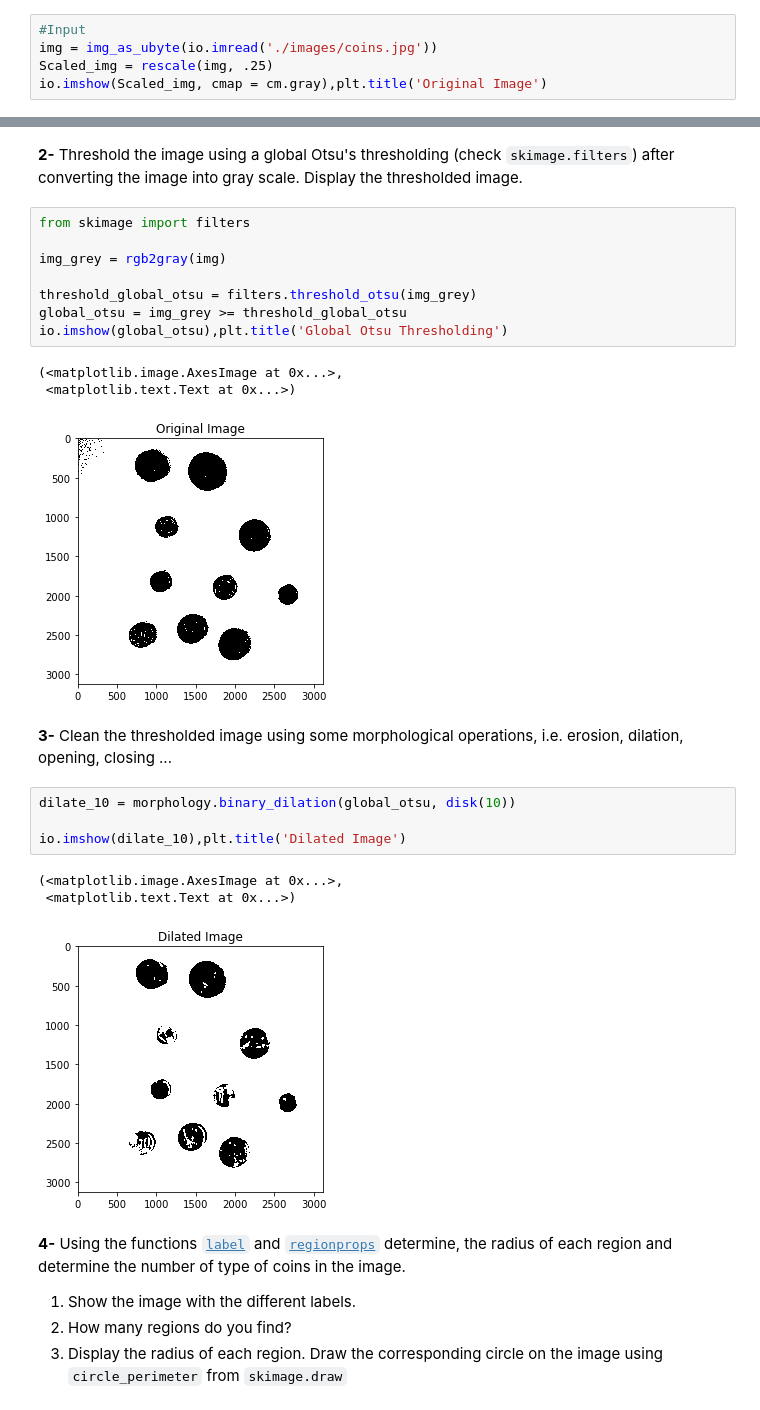
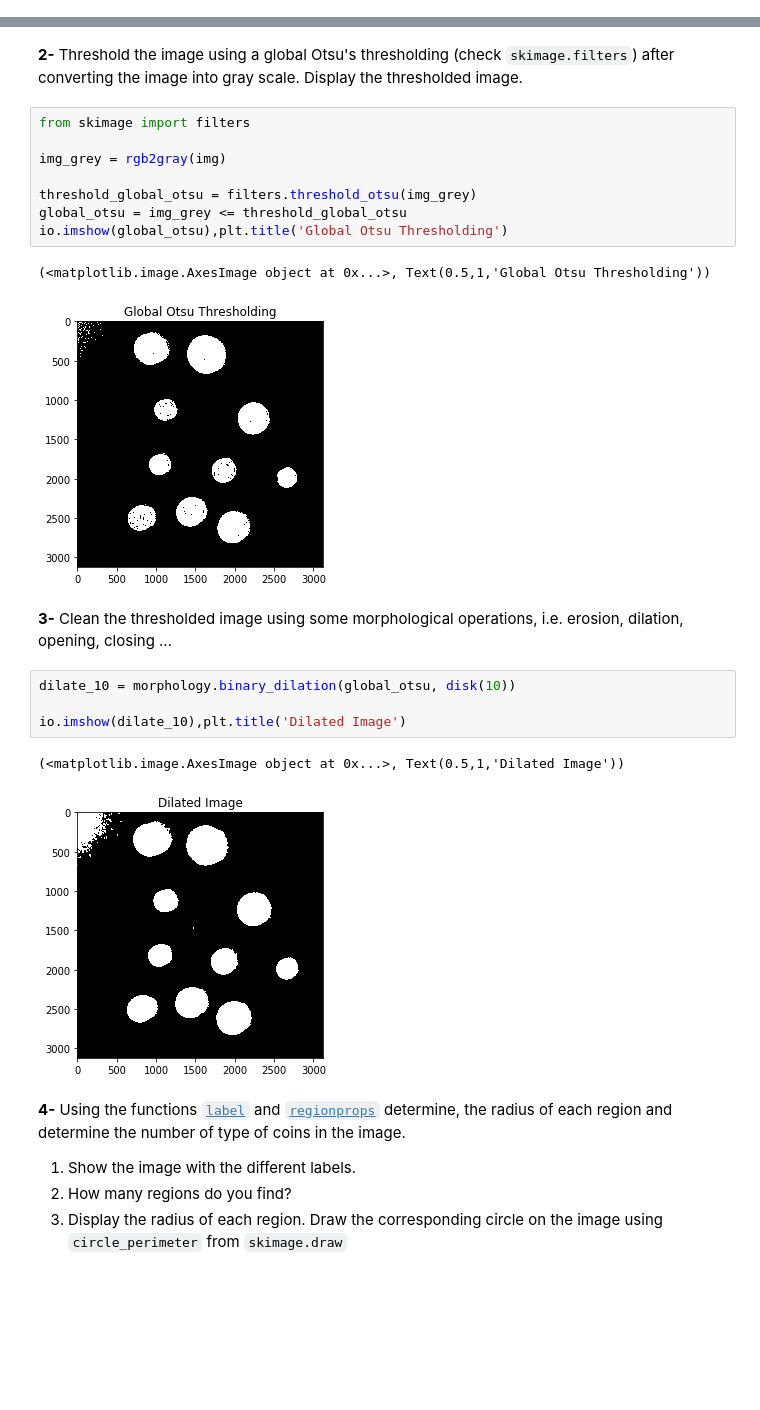
Before and after one commit to cefisalam/B31XB-IIP-TP-1718, a Jupyter notebook: 5-morpho-segmentation/5-morpho-segmentation.ipynb, the cells around one changed output, grey strips where cells are left out. Drawn from its saved outputs; the diff is of its cells as text; blank space fills up the shorter version.

```diff
--- a/5-morpho-segmentation/5-morpho-segmentation.ipynb
+++ b/5-morpho-segmentation/5-morpho-segmentation.ipynb
@@ -130,8 +122,3 @@ In this exercise, you will have to automatically find how many type of coins are
 Therefore:
 
 **1-** read the image as `ubyte` and display it. In order to speed-up the subsequent processes, divide the scale of the image by a factor of 4.
-# %%
-#Input
-img = img_as_ubyte(io.imread('./images/coins.jpg'))
-Scaled_img = rescale(img, .25)
-io.imshow(Scaled_img, cmap = cm.gray),plt.title('Original Image')
@@ -144,15 +139,14 @@ io.imshow(Scaled_img, cmap = cm.gray),plt.title('Original Image')
 # %%
 from skimage import filters
 
 img_grey = rgb2gray(img)
 
 threshold_global_otsu = filters.threshold_otsu(img_grey)
-global_otsu = img_grey >= threshold_global_otsu
+global_otsu = img_grey <= threshold_global_otsu
 io.imshow(global_otsu),plt.title('Global Otsu Thresholding')
 # %% [output]
-(<matplotlib.image.AxesImage at 0x...>,
- <matplotlib.text.Text at 0x...>)
+(<matplotlib.image.AxesImage object at 0x...>, Text(0.5,1,'Global Otsu Thresholding'))
-[figure, old version]
+[figure, new version]
 # %% [markdown]
 **3-** Clean the  thresholded image using some morphological operations, i.e. erosion, dilation, opening, closing ...
 # %%
@@ -160,9 +154,8 @@ dilate_10 = morphology.binary_dilation(global_otsu, disk(10))
 
 io.imshow(dilate_10),plt.title('Dilated Image')
 # %% [output]
-(<matplotlib.image.AxesImage at 0x...>,
- <matplotlib.text.Text at 0x...>)
+(<matplotlib.image.AxesImage object at 0x...>, Text(0.5,1,'Dilated Image'))
-[figure, old version]
+[figure, new version]
 # %% [markdown]
 **4-** Using the functions [`label`](http://scikit-image.org/docs/stable/api/skimage.measure.html#skimage.measure.label) and [`regionprops`](http://scikit-image.org/docs/stable/api/skimage.measure.html#skimage.measure.regionprops) determine, the radius of each region and determine the number of type of coins in the image.
 
```
Also changed, not shown: parts of 15 cells of this notebook.
